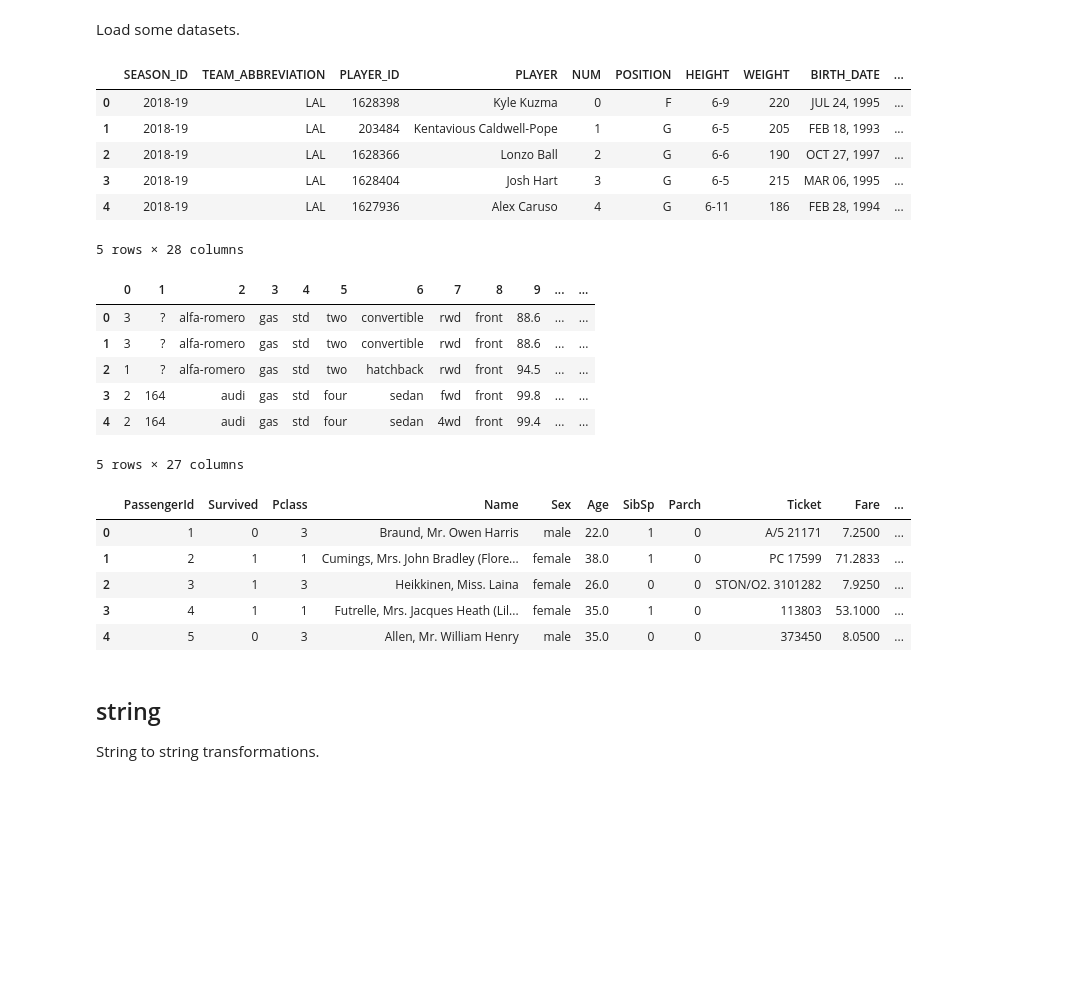
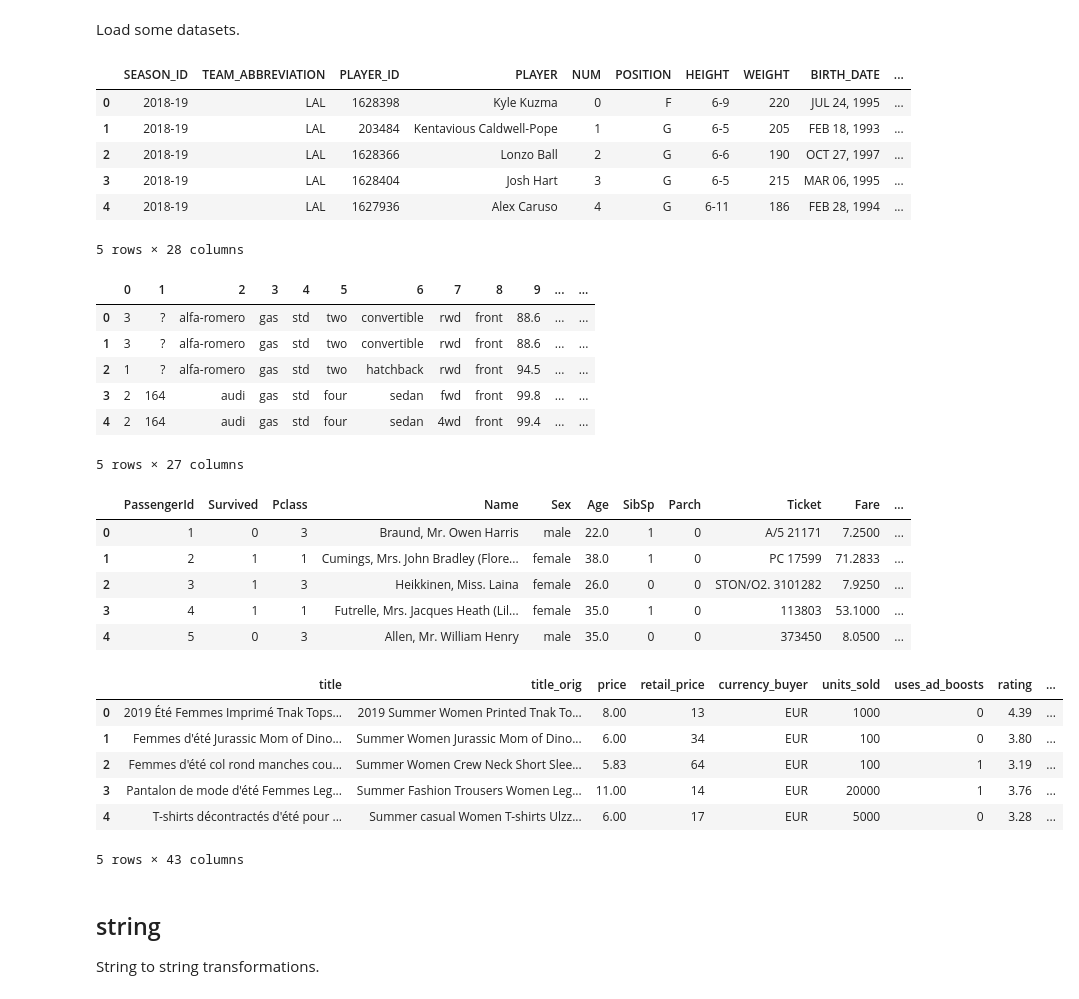
Before and after one commit to PidgeyUsedGust/avatar, a Jupyter notebook: notebooks/transformations.ipynb, the cells around one changed output. Saved outputs shown, nothing was run; the diff lists cells and outputs as text; code cells hidden in the pictures; blank space fills up the shorter version.

```diff
--- a/notebooks/transformations.ipynb
+++ b/notebooks/transformations.ipynb
@@ -14,33 +14,43 @@ Load some datasets.
 nba = pd.read_csv("../data/raw/demo/nba.csv")
 display(nba.head())
 
 automobile = pd.read_csv("../data/raw/demo/automobile.csv", header=None)
 automobile["brand"] = automobile[2].astype("category")
 display(automobile.head())
 
 titanic = pd.read_csv("../data/raw/demo/titanic.csv")
 display(titanic.head())
+
+merch = pd.read_csv("../data/raw/kaggle/summer-products-and-sales-in-ecommerce-wish/test.csv")
+display(merch.head())
 # %% [output]
 |  | SEASON_ID | TEAM_ABBREVIATION | PLAYER_ID | PLAYER | NUM | POSITION | HEIGHT | WEIGHT | BIRTH_DATE | ... |
 | 0 | 2018-19 | LAL | 1628398 | Kyle Kuzma | 0 | F | 6-9 | 220 | JUL 24, 1995 | ... |
 | 1 | 2018-19 | LAL | 203484 | Kentavious Caldwell-Pope | 1 | G | 6-5 | 205 | FEB 18, 1993 | ... |
 | 2 | 2018-19 | LAL | 1628366 | Lonzo Ball | 2 | G | 6-6 | 190 | OCT 27, 1997 | ... |
 | 3 | 2018-19 | LAL | 1628404 | Josh Hart | 3 | G | 6-5 | 215 | MAR 06, 1995 | ... |
 | 4 | 2018-19 | LAL | 1627936 | Alex Caruso | 4 | G | 6-11 | 186 | FEB 28, 1994 | ... |
 5 rows × 28 columns
 |  | 0 | 1 | 2 | 3 | 4 | 5 | 6 | 7 | 8 | 9 | ... | ... |
 | 0 | 3 | ? | alfa-romero | gas | std | two | convertible | rwd | front | 88.6 | ... | ... |
 | 1 | 3 | ? | alfa-romero | gas | std | two | convertible | rwd | front | 88.6 | ... | ... |
 | 2 | 1 | ? | alfa-romero | gas | std | two | hatchback | rwd | front | 94.5 | ... | ... |
 | 3 | 2 | 164 | audi | gas | std | four | sedan | fwd | front | 99.8 | ... | ... |
 | 4 | 2 | 164 | audi | gas | std | four | sedan | 4wd | front | 99.4 | ... | ... |
 5 rows × 27 columns
 |  | PassengerId | Survived | Pclass | Name | Sex | Age | SibSp | Parch | Ticket | Fare | ... |
 | 0 | 1 | 0 | 3 | Braund, Mr. Owen Harris | male | 22.0 | 1 | 0 | A/5 21171 | 7.2500 | ... |
 | 1 | 2 | 1 | 1 | Cumings, Mrs. John Bradley (Flore... | female | 38.0 | 1 | 0 | PC 17599 | 71.2833 | ... |
 | 2 | 3 | 1 | 3 | Heikkinen, Miss. Laina | female | 26.0 | 0 | 0 | STON/O2. 3101282 | 7.9250 | ... |
 | 3 | 4 | 1 | 1 | Futrelle, Mrs. Jacques Heath (Lil... | female | 35.0 | 1 | 0 | 113803 | 53.1000 | ... |
 | 4 | 5 | 0 | 3 | Allen, Mr. William Henry | male | 35.0 | 0 | 0 | 373450 | 8.0500 | ... |
+|  | title | title_orig | price | retail_price | currency_buyer | units_sold | uses_ad_boosts | rating | ... |
+| 0 | 2019 Été Femmes Imprimé Tnak Tops... | 2019 Summer Women Printed Tnak To... | 8.00 | 13 | EUR | 1000 | 0 | 4.39 | ... |
+| 1 | Femmes d'été Jurassic Mom of Dino... | Summer Women Jurassic Mom of Dino... | 6.00 | 34 | EUR | 100 | 0 | 3.80 | ... |
+| 2 | Femmes d'été col rond manches cou... | Summer Women Crew Neck Short Slee... | 5.83 | 64 | EUR | 100 | 1 | 3.19 | ... |
+| 3 | Pantalon de mode d'été Femmes Leg... | Summer Fashion Trousers Women Leg... | 11.00 | 14 | EUR | 20000 | 1 | 3.76 | ... |
+| 4 | T-shirts décontractés d'été pour ... | Summer casual Women T-shirts Ulzz... | 6.00 | 17 | EUR | 5000 | 0 | 3.28 | ... |
+5 rows × 43 columns
 # %%
 from avatar.language import WranglingLanguage
 
```
Also changed, not shown: parts of 8 cells of this notebook, 10 other files.
